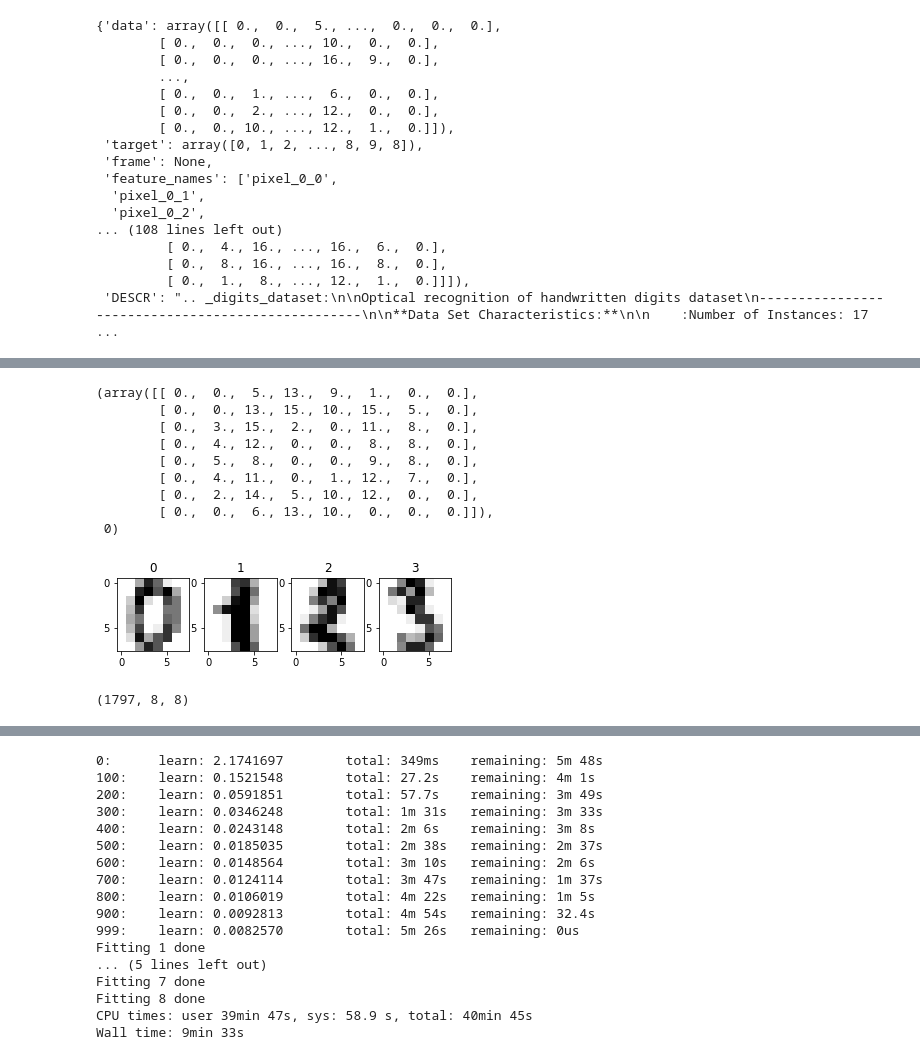
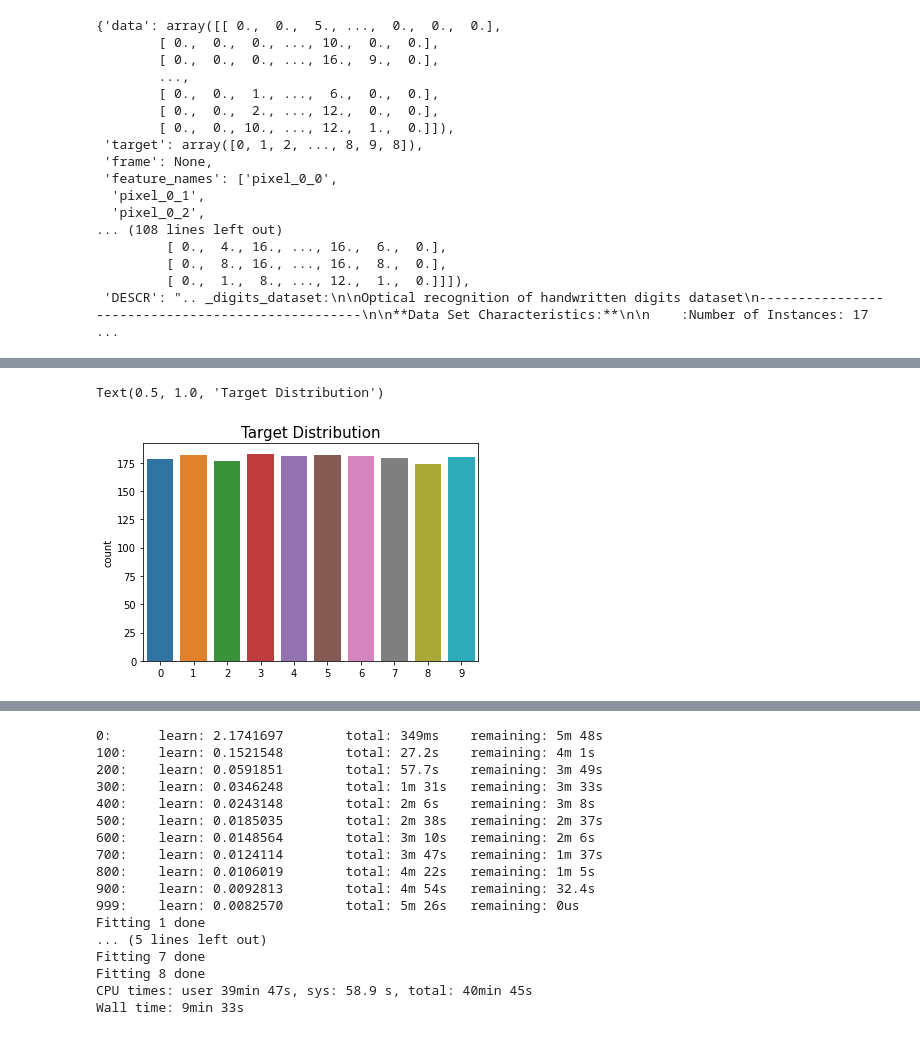
Before and after one commit to Alimomeni2000/MNIST, a Jupyter notebook: MNIST.ipynb, the cells around one changed output, grey strips where cells are left out. Cells and saved outputs as stored; diff of their text form; code cells hidden in the pictures.

```diff
--- a/MNIST.ipynb
+++ b/MNIST.ipynb
@@ -47,24 +42,6 @@ plt.imshow(data.images[2], cmap=plt.cm.gray_r)
-# %%
-images_and_labels = list(zip(data.images, data.target))
-images_and_labels[0]
-# %% [output]
-(array([[ 0.,  0.,  5., 13.,  9.,  1.,  0.,  0.],
-        [ 0.,  0., 13., 15., 10., 15.,  5.,  0.],
-        [ 0.,  3., 15.,  2.,  0., 11.,  8.,  0.],
-        [ 0.,  4., 12.,  0.,  0.,  8.,  8.,  0.],
-        [ 0.,  5.,  8.,  0.,  0.,  9.,  8.,  0.],
-        [ 0.,  4., 11.,  0.,  1., 12.,  7.,  0.],
-        [ 0.,  2., 14.,  5., 10., 12.,  0.,  0.],
-        [ 0.,  0.,  6., 13., 10.,  0.,  0.,  0.]]),
- 0)
-# %%
-for i,(image,label) in enumerate(images_and_labels[:4]):
-    plt.subplot(2,4,i+1)
-    plt.imshow(image, cmap=plt.cm.gray_r)
-    plt.title(label)
-# %% [output]
-[figure, removed]
-# %%
-np.shape(data.images)
-# %% [output]
-(1797, 8, 8)
+# %%
+plot = sns.countplot(x ='target', data = data)
+plot.axes.set_title("Target Distribution",fontsize=15)
+# %% [output]
+Text(0.5, 1.0, 'Target Distribution')
+[figure, added]
```
Also changed, not shown: parts of 9 cells of this notebook.
